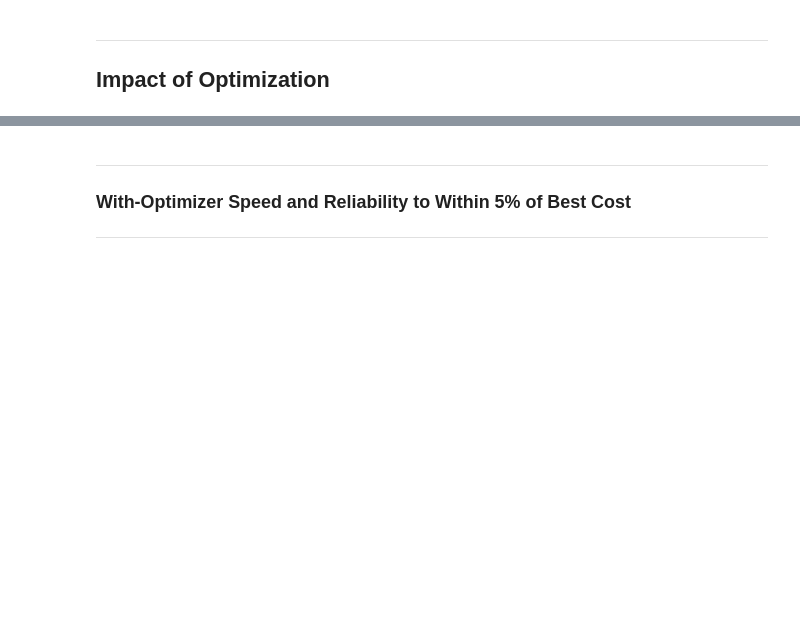
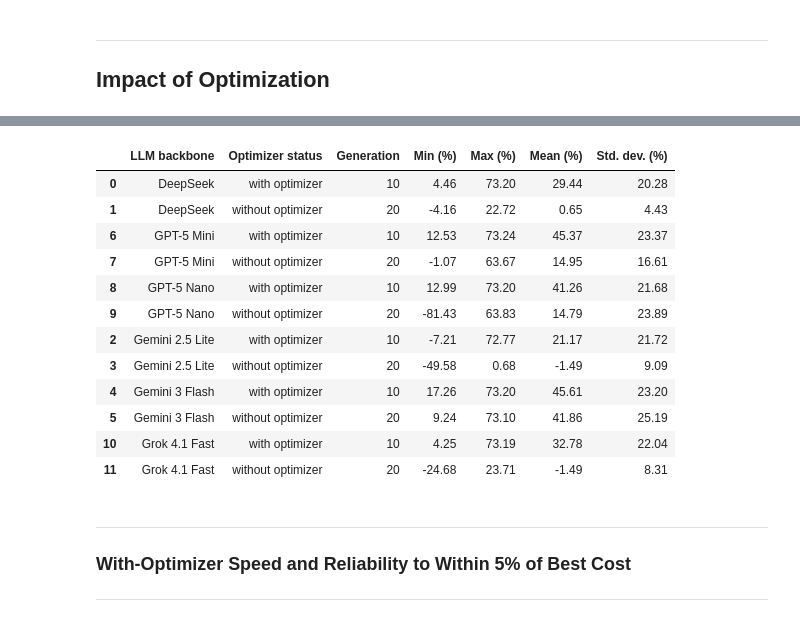
Before and after one commit to YyyyyyiZ/AHD4Inventory, a Jupyter notebook: notebooks/different_llm_models_analysis.ipynb, the cells around one changed output, grey strips where cells are left out. Cells and saved outputs as stored; diff of their text form; code cells hidden in the pictures; blank space fills up the shorter version.

```diff
--- a/notebooks/different_llm_models_analysis.ipynb
+++ b/notebooks/different_llm_models_analysis.ipynb
@@ -703,3 +774,97 @@ plt.show()
+# %%
+test_source_sheets = [
+    "S 4.1",
+    "S 3",
+    "S 4.4",
+    "S 4.4 no opt",
+]
+test_cost_improvement_frame = df.loc[
+    df["source_sheet"].isin(test_source_sheets)
+    & df["mode"].astype(str).str.lower().eq("test")
+    & df["initial_basestock"].eq(100)
+].copy()
+
+test_base_stock_baseline = (
+    pd.read_excel(SOURCE_WORKBOOK, sheet_name="opt")
+    .loc[:, ["dataset", "total_cost_all_basestock"]]
+    .rename(columns={"total_cost_all_basestock": "base_stock_cost"})
+)
+test_base_stock_baseline["dist"] = test_base_stock_baseline["dataset"].str.replace(
+    r"_(train|test)$", "", regex=True
+)
+test_base_stock_baseline["mode"] = test_base_stock_baseline["dataset"].str.extract(
+    r"_(train|test)$", expand=False
+)
+test_base_stock_baseline = test_base_stock_baseline.loc[
+    test_base_stock_baseline["mode"].eq("test"),
+    ["dist", "base_stock_cost"],
+]
+
+test_cost_improvement_long = test_cost_improvement_frame.merge(
+    test_base_stock_baseline,
+    on="dist",
+    how="left",
+).melt(
+    id_vars=["LLM", "optimizer_status", "n_pop", "base_stock_cost"],
+    value_vars=top1_repeat_cols,
+    var_name="repeat",
+    value_name="repeat_top1_cost",
+).dropna(subset=["repeat_top1_cost", "base_stock_cost"])
+test_cost_improvement_long["cost_improvement_pct"] = (
+    100
+    * (1 - test_cost_improvement_long["repeat_top1_cost"] / test_cost_improvement_long["base_stock_cost"])
+)
+
+test_generation_selection = (
+    ((test_cost_improvement_long["optimizer_status"] == "with optimizer")
+     & test_cost_improvement_long["n_pop"].eq(10))
+    | ((test_cost_improvement_long["optimizer_status"] == "without optimizer")
+       & test_cost_improvement_long["n_pop"].eq(20))
+)
+test_table = (
+    test_cost_improvement_long.loc[test_generation_selection]
+    .groupby(["LLM", "optimizer_status", "n_pop"], dropna=False)["cost_improvement_pct"]
+    .agg(
+        min="min",
+        max="max",
+        mean="mean",
+        std_dev="std",
+    )
+    .reset_index()
+    .rename(
+        columns={
+            "LLM": "LLM backbone",
+            "optimizer_status": "Optimizer status",
+            "n_pop": "Generation",
+            "std_dev": "Std. dev. (%)",
+        }
+    )
+)
+test_table["LLM backbone"] = test_table["LLM backbone"].map(LLM_LEGEND_LABELS)
+test_table = test_table.rename(
+    columns={
+        "min": "Min (%)",
+        "max": "Max (%)",
+        "mean": "Mean (%)",
+    }
+)
+test_table = test_table.sort_values(["LLM backbone", "Optimizer status"])
+
+display(test_table.round(2))
+# %% [output]
+|  | LLM backbone | Optimizer status | Generation | Min (%) | Max (%) | Mean (%) | Std. dev. (%) |
+| 0 | DeepSeek | with optimizer | 10 | 4.46 | 73.20 | 29.44 | 20.28 |
+| 1 | DeepSeek | without optimizer | 20 | -4.16 | 22.72 | 0.65 | 4.43 |
+| 6 | GPT-5 Mini | with optimizer | 10 | 12.53 | 73.24 | 45.37 | 23.37 |
+| 7 | GPT-5 Mini | without optimizer | 20 | -1.07 | 63.67 | 14.95 | 16.61 |
+| 8 | GPT-5 Nano | with optimizer | 10 | 12.99 | 73.20 | 41.26 | 21.68 |
+| 9 | GPT-5 Nano | without optimizer | 20 | -81.43 | 63.83 | 14.79 | 23.89 |
+| 2 | Gemini 2.5 Lite | with optimizer | 10 | -7.21 | 72.77 | 21.17 | 21.72 |
+| 3 | Gemini 2.5 Lite | without optimizer | 20 | -49.58 | 0.68 | -1.49 | 9.09 |
+| 4 | Gemini 3 Flash | with optimizer | 10 | 17.26 | 73.20 | 45.61 | 23.20 |
+| 5 | Gemini 3 Flash | without optimizer | 20 | 9.24 | 73.10 | 41.86 | 25.19 |
+| 10 | Grok 4.1 Fast | with optimizer | 10 | 4.25 | 73.19 | 32.78 | 22.04 |
+| 11 | Grok 4.1 Fast | without optimizer | 20 | -24.68 | 23.71 | -1.49 | 8.31 |
 # %% [markdown]
 ---
 ### With-Optimizer Speed and Reliability to Within 5\% of Best Cost
```
Also changed, not shown: parts of 17 cells of this notebook, 15 other files.
